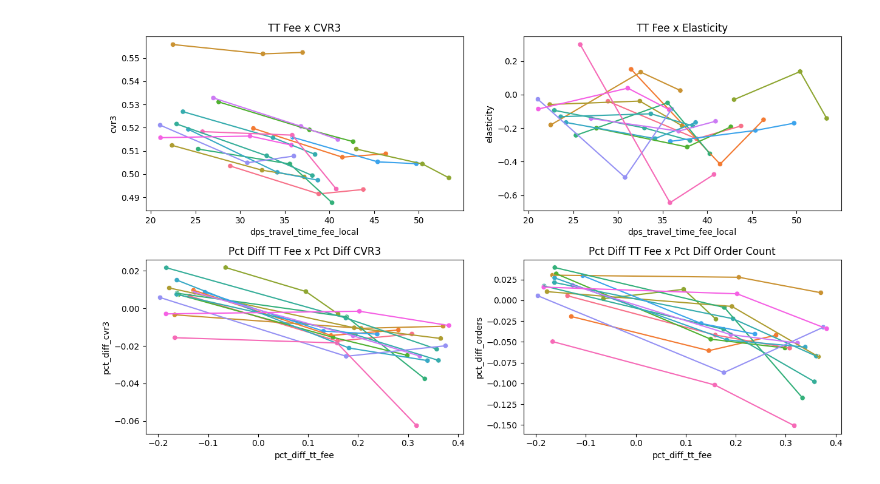
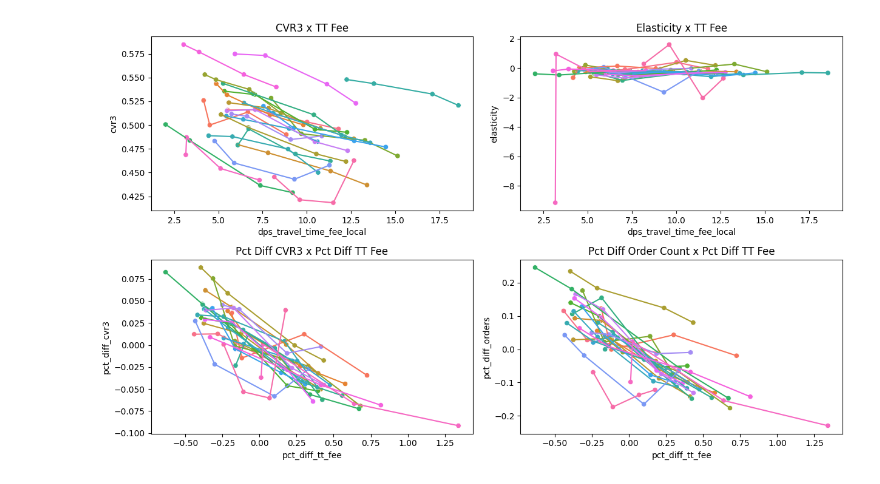
Before and after one commit to omar-elmaria/elasticity_test_analysis, a Jupyter notebook: elasticity_test_analysis.ipynb, the cells around one changed output. Saved outputs shown, nothing was run; the diff lists cells and outputs as text; code cells hidden in the pictures.

```diff
--- a/elasticity_test_analysis.ipynb
+++ b/elasticity_test_analysis.ipynb
@@ -112,20 +116,20 @@ agg_function_selection = {"delivery_fee_local": "mean", "dps_travel_time_fee_loc
 
 # Perform the aggregation
 df_agg_metrics = df_orders.\
-    groupby(["entity_id", "test_name", "variant"])[["delivery_fee_local", "dps_travel_time_fee_local", "platform_order_code"]].\
+    groupby(df_agg_metrics_group_by_vars)[["delivery_fee_local", "dps_travel_time_fee_local", "platform_order_code"]].\
     agg(agg_function_selection).\
     rename({"platform_order_code": "order_count"}, axis=1).\
     reset_index()
 
 # Create a new data frame showing the values for the control group
 df_control = df_orders[df_orders["variant"] == "Control"].\
-    groupby(["entity_id", "test_name"])[["delivery_fee_local", "dps_travel_time_fee_local", "platform_order_code"]].\
+    groupby(df_agg_metrics_group_by_vars[:-1])[["delivery_fee_local", "dps_travel_time_fee_local", "platform_order_code"]].\
     agg(agg_function_selection).\
     rename({"platform_order_code": "order_count"}, axis=1).\
     reset_index()
 
 # Join df_agg_metrics with df_control
-df_agg_metrics = pd.merge(left=df_agg_metrics, right=df_control, on=["entity_id", "test_name"], how="left", suffixes=["", "_control"])
+df_agg_metrics = pd.merge(left=df_agg_metrics, right=df_control, on=df_agg_metrics_group_by_vars[:-1], how="left", suffixes=["", "_control"])
 
 # Change the data types of columns in df_agg_metrics
 numerical_cols_df_agg_metrics = ["delivery_fee_local", "dps_travel_time_fee_local", "order_count", "delivery_fee_local_control", "dps_travel_time_fee_local_control", "order_count_control"]
@@ -166,7 +170,7 @@ sessions_query = """
     variant,
     test_zone_id AS zone_id,
     perseus_client_id,
-    vendor_code,
+    vendor_code AS vendor_id,
     target_group,
     treatment,
     shop_list_no,
@@ -189,7 +193,7 @@ def count_unique_non_null(x):
 
 # Perform the aggregation
 df_agg_cvr = df_sessions.\
-    groupby(["entity_id", "test_name", "variant"])[["ga_session_id", "shop_list_no", "shop_menu_no", "checkout_no", "transaction_no"]].\
+    groupby(df_agg_metrics_group_by_vars)[["ga_session_id", "shop_list_no", "shop_menu_no", "checkout_no", "transaction_no"]].\
     agg(count_unique_non_null).\
     reset_index()
 
@@ -200,8 +204,8 @@ df_agg_cvr["cvr3"] = round(df_agg_cvr["transaction_no"] / df_agg_cvr["shop_menu_
 # Create a new data frame showing the values for the control group
 df_agg_cvr = pd.merge(
     left=df_agg_cvr,
-    right=df_agg_cvr[df_agg_cvr["variant"] == "Control"][["entity_id", "test_name", "cvr", "cvr3"]],
-    on=["entity_id", "test_name"],
+    right=df_agg_cvr[df_agg_cvr["variant"] == "Control"][df_agg_metrics_group_by_vars[:-1] + ["cvr", "cvr3"]],
+    on=df_agg_metrics_group_by_vars[:-1],
     how="left",
     suffixes=["", "_control"]
 )
@@ -233,6 +226,11 @@ df_agg_cvr.head()
 # %%
 # Join df_agg_cvr to df_agg_metrics
-df_agg_metrics = pd.merge(left=df_agg_metrics, right=df_agg_cvr[["entity_id", "test_name", "variant", "cvr", "pct_diff_cvr", "cvr3", "pct_diff_cvr3"]], on=["entity_id", "test_name", "variant"], how='left')
+df_agg_metrics = pd.merge(
+    left=df_agg_metrics,
+    right=df_agg_cvr[df_agg_metrics_group_by_vars + ["cvr", "pct_diff_cvr", "cvr3", "pct_diff_cvr3"]],
+    on=df_agg_metrics_group_by_vars,
+    how="left"
+)
 df_agg_metrics.head()
 # %% [output]
 |  | entity_id | test_name | variant | delivery_fee_local | dps_travel_time_fee_local | order_count | ... |
@@ -256,38 +243,44 @@ df_agg_metrics.head()
 # Create the data frame for plotting
 # Include this condition if you wish to exclude the outlier tests --> ~(df_agg_metrics["test_name"].isin(["20230601_TW_R_Elasticity_Penghu", "20230601_TW_R_Elasticity_Kinmen"]))
 df_plot = df_agg_metrics[(df_agg_metrics["variant"] != "Control")]\
-    [["entity_id", "test_name", "variant", "pct_diff_tt_fee", "pct_diff_orders", "pct_diff_cvr3", "elasticity", "dps_travel_time_fee_local", "order_count", "cvr3"]]
+    [df_agg_metrics_group_by_vars + ["pct_diff_tt_fee", "pct_diff_orders", "pct_diff_cvr", "pct_diff_cvr3", "elasticity", "dps_travel_time_fee_local", "order_count", "cvr", "cvr3"]]
+
+# Create a total_order_rank column in case you want to plot the CVR3 graphs for a subset of vendors
+df_plot["total_orders"] = df_plot.groupby(df_agg_metrics_group_by_vars[:-1])["order_count"].transform('sum')
+df_plot = df_plot.sort_values(["entity_id", "test_name", "total_orders"], ascending=[True, True, False])
+df_plot['rank_total_orders'] = df_plot['total_orders'].rank(ascending=False, method='dense')
+df_plot = df_plot[df_plot["rank_total_orders"] <= order_rank_ceiling]
 
 # Create some EDA plots
 fig, axes = plt.subplots(nrows=2, ncols=2, figsize=(12.5, 7.5))
 
 # 1st chart: TT fee x CVR
 sns.scatterplot(data=df_plot, x="dps_travel_time_fee_local", y="cvr3", hue="test_name", ax=axes[0,0])
 sns.lineplot(data=df_plot, x="dps_travel_time_fee_local", y="cvr3", hue="test_name", ax=axes[0,0])
-axes[0,0].set_title("TT Fee x CVR3")
+axes[0,0].set_title("CVR3 x TT Fee")
 
 # 2nd chart: TT fee x elasticity
 sns.scatterplot(data=df_plot, x="dps_travel_time_fee_local", y="elasticity", hue="test_name", ax=axes[0,1])
 sns.lineplot(data=df_plot, x="dps_travel_time_fee_local", y="elasticity", hue="test_name", ax=axes[0,1])
-axes[0,1].set_title("TT Fee x Elasticity")
+axes[0,1].set_title("Elasticity x TT Fee")
 
 # 3rd chart: Pct Diff TT fee x Pct Diff CVR
 sns.scatterplot(data=df_plot, x="pct_diff_tt_fee", y="pct_diff_cvr3", hue="test_name", ax=axes[1,0])
 sns.lineplot(data=df_plot, x="pct_diff_tt_fee", y="pct_diff_cvr3", hue="test_name", ax=axes[1,0])
-axes[1,0].set_title("Pct Diff TT Fee x Pct Diff CVR3")
+axes[1,0].set_title("Pct Diff CVR3 x Pct Diff TT Fee")
 
 # 4th chart: pct_diff_tt_fee x pct_diff_orders
 sns.scatterplot(data=df_plot, x="pct_diff_tt_fee", y="pct_diff_orders", hue="test_name", ax=axes[1,1])
 sns.lineplot(data=df_plot, x="pct_diff_tt_fee", y="pct_diff_orders", hue="test_name", ax=axes[1,1])
-axes[1,1].set_title("Pct Diff TT Fee x Pct Diff Order Count")
+axes[1,1].set_title("Pct Diff Order Count x Pct Diff TT Fee")
 
 # Remove the legends
 axes[0,0].get_legend().remove()
 axes[0,1].get_legend().remove()
 axes[1,0].get_legend().remove()
 axes[1,1].get_legend().remove()
 
 # Right layout
 plt.tight_layout()
 # %% [output]
-[figure, old version]
+[figure, new version]
```
Also changed, not shown: parts of 4 cells of this notebook.
